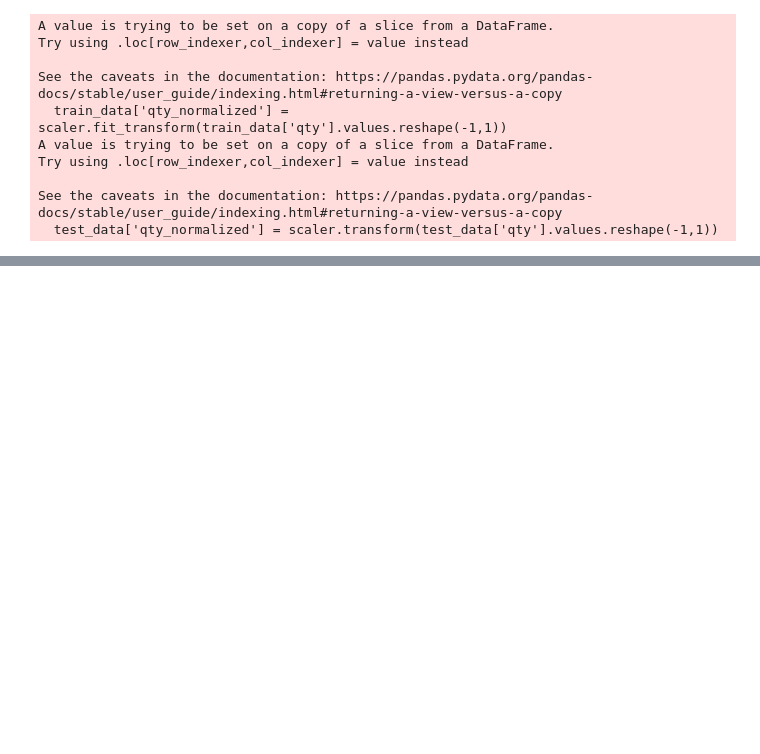
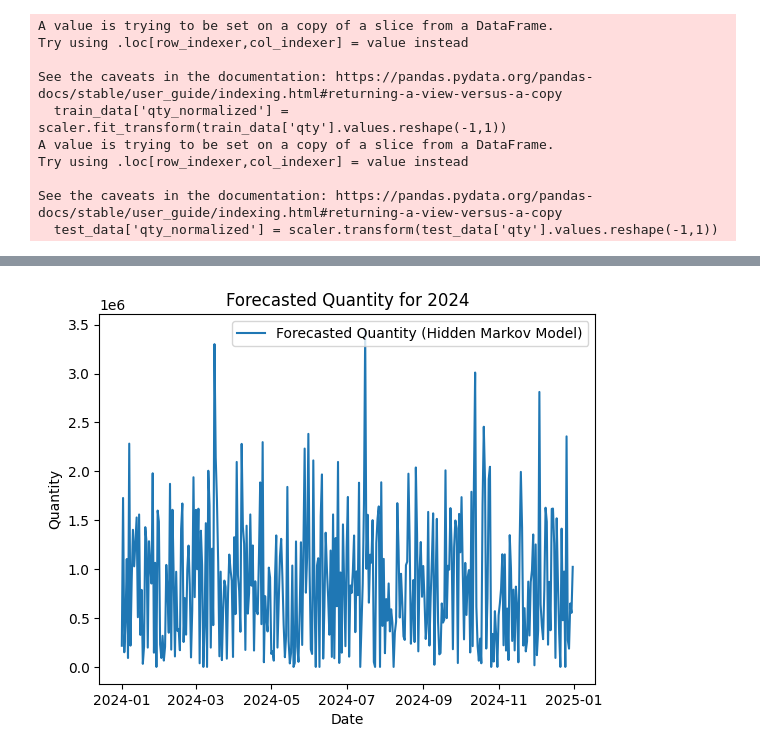
Before and after one commit to NATPAC-Internship/Tanu, a Jupyter notebook: code/model/hmm.ipynb, the cells around one changed output, grey strips where cells are left out. Saved outputs shown, nothing was run; the diff lists cells and outputs as text; code cells hidden in the pictures; blank space fills up the shorter version.

```diff
--- a/code/model/hmm.ipynb
+++ b/code/model/hmm.ipynb
@@ -128,0 +156,33 @@ Average Difference between Predicted and Actual: 97918.65560854632
+# %%
+# Assuming 'model' is already trained
+# Define the start and end dates for the forecast period (2024)
+start_date_2024 = '2024-01-01'
+end_date_2024 = '2024-12-31'
+
+# Generate dates for the forecast period
+forecast_dates_2024 = pd.date_range(start=start_date_2024, end=end_date_2024, freq='D')
+
+# Generate predictions for the forecast period
+forecast_length_2024 = len(forecast_dates_2024)
+forecast_hidden_markov_2024 = model.sample(forecast_length_2024)[0]
+forecast_actual_2024 = scaler.inverse_transform(forecast_hidden_markov_2024)
+
+# Apply a simple transformation to ensure predicted values are non-negative
+forecast_actual_nonnegative_2024 = np.maximum(forecast_actual_2024, 0)
+
+# Create a DataFrame for the forecast results
+forecast_results_df_2024 = pd.DataFrame({'Date': forecast_dates_2024,
+                                         'Predicted Quantity': forecast_actual_nonnegative_2024.flatten()})
+
+# Plot the forecasted quantity
+plt.plot(forecast_results_df_2024['Date'], forecast_results_df_2024['Predicted Quantity'], label='Forecasted Quantity (Hidden Markov Model)')
+plt.xlabel('Date')
+plt.ylabel('Quantity')
+plt.title('Forecasted Quantity for 2024')
+plt.legend()
+plt.show()
+
+# Save the forecast results to a CSV file
+#forecast_results_df_2024.to_csv('forecast_2024.csv', index=False)
+# %% [output]
+[figure, added]
```
Also changed, not shown: parts of 6 cells of this notebook, 14 other files.
